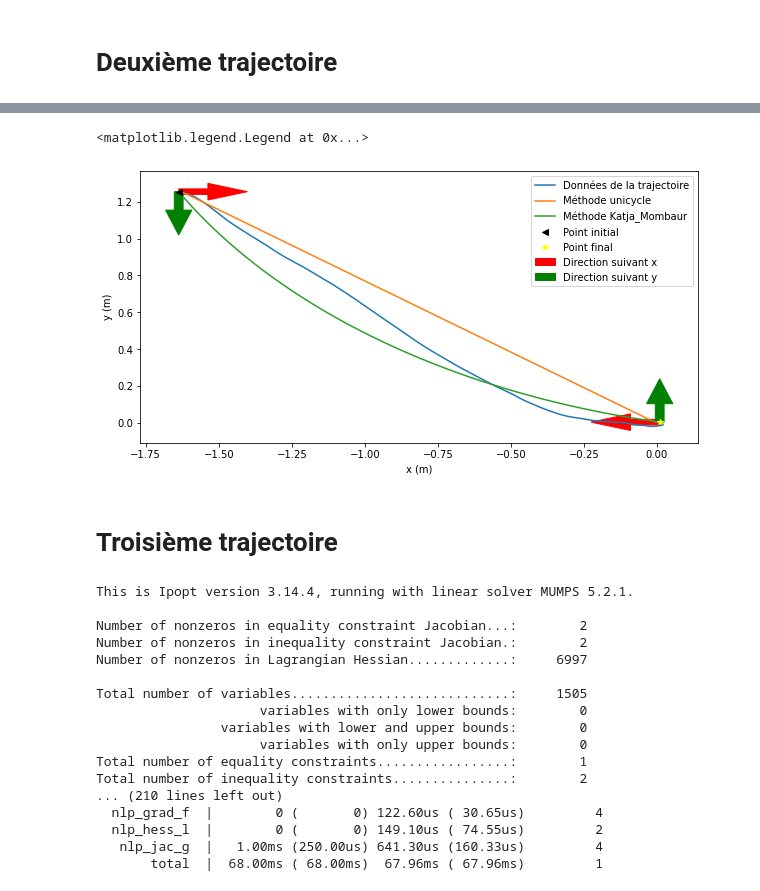
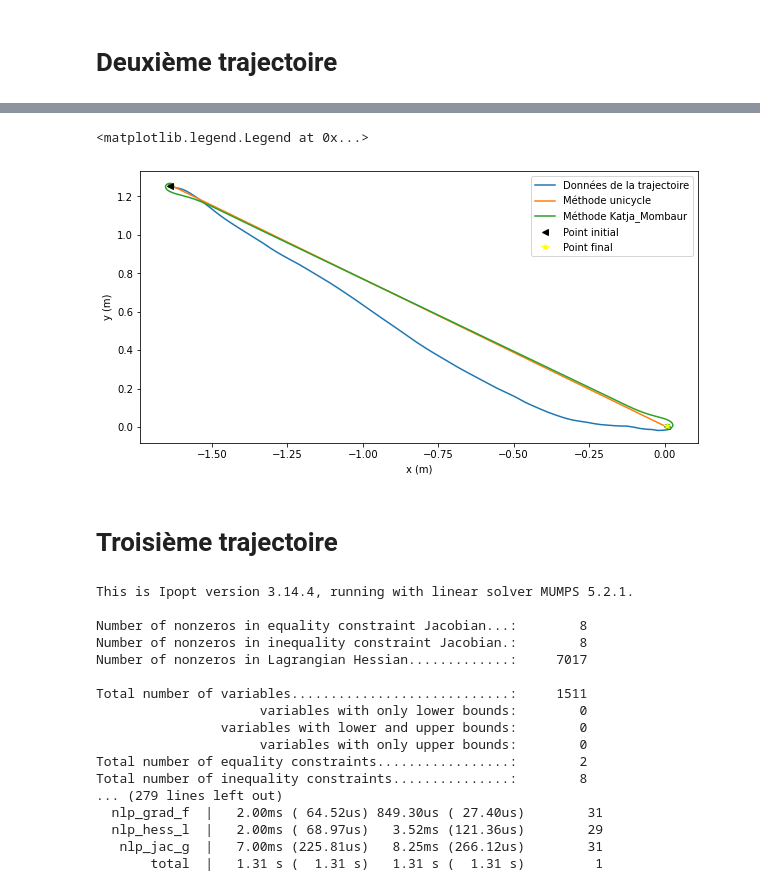
Before and after one commit to Zasfour/Locomotion-humain, a Jupyter notebook: Donnée_sur_les_modèles.ipynb, the cells around one changed output, grey strips where cells are left out. Cells and saved outputs as stored; diff of their text form; code cells hidden in the pictures.

```diff
--- a/Donnée_sur_les_modèles.ipynb
+++ b/Donnée_sur_les_modèles.ipynb
@@ -397,6 +458,7 @@ u3_prime[n] = 0
 u3_prime[1:n] = u3[0:n-1]
 
 Lambda = SX.sym('Lambda',n+1, 6)
+Mue = SX.sym('Mue',3, 6)
 # %%
 p1=vertcat(xi,x_prime[2:],xf)   # Je définis un nouveau vecteur suivant x1 en prenant les n-1 dernières valeurs
                                #  et la nième valeur vaut x1f
@@ -456,7 +547,7 @@ for i in range (n):
 
 
 
-R_K = Function ('R_K', [u1,u2,u3,v1,w,v2,x,y,theta, Lambda, alpha1, alpha2, alpha3 ,xi,yi,thetai, xf,yf,thetaf  ], [dot(grad_L_K,grad_L_K)])
+R_K = Function ('R_K', [u1,u2,u3,v1,w,v2,x,y,theta, Lambda, Mue, alpha1, alpha2, alpha3 ,xi,yi,thetai, xf,yf,thetaf  ], [dot(grad_L_K,grad_L_K)])
 # %%
 def Katja_Mombaur_IOC (R_K,U1,U2,U3 ,V1,V2,W,X,Y,THETA,Xi,Xf) :
     xi = Xi[0]
@@ -635,34 +724,34 @@ plt.legend()
 # %%
 T2 = np.loadtxt("human_traj_2.dat")
 # %%
-M = vertcat(T2[5][1:],0)
-
 X1 = T2[0]
 X2 = T2[1]
 X3 = T2[5]
 
-U1 = sqrt(T2[2]**2+T2[3]**2)
-U2 = (M-T2[5])/taux1
+M = vertcat(X3[1:],0)
+
+U1 = cos(X3)*T2[2]+T2[3]*sin(X3)
+U2 = (M-X3)/taux1
 
 
 Xi = [X1[0],X2[0],X3[0]]
 Xf = [X1[-1],X2[-1],X3[-1]]
 
-x1i = Xi[0]
-x2i = Xi[0]
-x3i = Xi[0]
+x1i = X1[0]
+x2i = X2[0]
+x3i = X3[0]
 
-x1f = Xf[-1]
-x2f = Xf[-1]
-x3f = Xf[-1]
+x1f = X1[-1]
+x2f = X2[-1]
+x3f = X3[-1]
 
 
 X = T2[0]
 Y = T2[1]
 THETA = T2[5]
 
-V1 = T2[2]
-V2 = T2[3]
+V1 = T2[2]*cos(X3) + sin(X3)*T2[3]
+V2 = -T2[2]*sin(X3) + cos(X3)*T2[3]
 W  = (M-T2[5])/taux
 
 M1 = vertcat(V1[1:],0)
@@ -675,20 +764,20 @@ U3_1 = (M3-V2)/taux
 # %%
 ## Puydupin-Jamin
 
-c1, c2, Lambda = Unicycle_IOC (R_U, U1,U2,X1,X2,X3,Xi,Xf)
+c1, c2, Lambda, Mue = Unicycle_IOC (R_U, U1,U2,X1,X2,X3,Xi,Xf)
 
-Residue_Unicycle_IOC = R_U(U1,U2,X1,X2,X3, Lambda, c1, c2 , x1i,x2i,x3i, x1f,x2f,x3f )
+Residue_Unicycle_IOC = R_U(U1,U2,X1,X2,X3, Lambda,Mue, c1, c2 , x1i,x2i,x3i, x1f,x2f,x3f )
 
 X1_S1 ,X2_S1,X3_S1,U1_S1,U2_S1  = Unicycle_DOC ( Xi , Xf , c1 , c2)
 
-Residue_Unicycle_DOC = R_U(U1_S1,U2_S1,X1_S1,X2_S1,X3_S1, Lambda, c1, c2 , x1i,x2i,x3i, x1f,x2f,x3f )
+Residue_Unicycle_DOC = R_U(U1_S1,U2_S1,X1_S1,X2_S1,X3_S1, Lambda,Mue, c1, c2 , x1i,x2i,x3i, x1f,x2f,x3f )
 
 
 ## Katja_Mombaur
 
-alpha1, alpha2, alpha3, Lambda = Katja_Mombaur_IOC (R_K,U1_1,U2_1,U3_1, V1,V2,W,X,Y,THETA,Xi,Xf)
+alpha1, alpha2, alpha3, Lambda, Mue = Katja_Mombaur_IOC (R_K,U1_1,U2_1,U3_1, V1,V2,W,X,Y,THETA,Xi,Xf)
 
-Residue_Mombaur_IOC  = R_K(U1_1,U2_1,U3_1,V1,W,V2,X,Y,THETA, Lambda, alpha1, alpha2, alpha3, xi,yi,thetai, xf,yf,thetaf  )
+Residue_Mombaur_IOC  = R_K(U1_1,U2_1,U3_1,V1,W,V2,X,Y,THETA, Lambda,Mue, alpha1, alpha2, alpha3, xi,yi,thetai, xf,yf,thetaf  )
 
 X_S1,Y_S1,THETA_S1, V1_S1,V2_S1,W_S1, U1_S1,U2_S1,U3_S1 = Katja_Mombaur_DOC (Xi, Xf, alpha1, alpha2, alpha3)
 # %% [output]
@@ -739,23 +828,18 @@ RMSE after the DOC :  0.368884
 # %%
 plt.figure(figsize = (10,5))
 plt.plot(X1,X2, label = 'Données de la trajectoire' )
 plt.plot(X1_S1,X2_S1, label = 'Méthode unicycle')
 plt.plot(X_S1,Y_S1, label = 'Méthode Katja_Mombaur')
 
-plt.arrow(X1[0], X2[0], distance(X1[1],X1[0], 0.1),0, width = 0.03 , color = 'red', label = "Direction suivant x")
-plt.arrow(X1[0], X2[0], 0, distance(X2[1],X2[0],0.1), width = 0.03, color = 'green', label = "Direction suivant y")
-
-plt.arrow(X1[-1], X2[-1], distance(X1[-1],X1[n-2],0.1),0, width = 0.03, color = 'red')
-plt.arrow(X1[-1], X2[-1], 0, distance(X2[-1],X2[n-2],0.1), width = 0.03, color = 'green')
 
 plt.plot(Xi[0],Xi[1], '<', label = 'Point initial', color = 'black')
 plt.plot(Xf[0],Xf[1], '*', label = 'Point final', color = 'yellow')
 plt.ylabel("y (m)")
 plt.xlabel("x (m)")
 plt.legend()
 # %% [output]
 <matplotlib.legend.Legend at 0x...>
-[figure, old version]
+[figure, new version]
 # %% [markdown]
 # Troisième trajectoire
 # %%
@@ -801,38 +885,38 @@ U3_1 = (M3-V2)/taux
 # %%
 ## Puydupin-Jamin
 
-c1, c2, Lambda1 = Unicycle_IOC (R_U, U1,U2,X1,X2,X3,Xi,Xf)
+c1, c2, Lambda1, Mue1 = Unicycle_IOC (R_U, U1,U2,X1,X2,X3,Xi,Xf)
 
-Residue_Unicycle_IOC = R_U(U1,U2,X1,X2,X3, Lambda1, c1, c2 , x1i,x2i,x3i, x1f,x2f,x3f )
+Residue_Unicycle_IOC = R_U(U1,U2,X1,X2,X3, Lambda1,Mue1,  c1, c2 , x1i,x2i,x3i, x1f,x2f,x3f )
 
 X1_S1 ,X2_S1,X3_S1,U1_S1,U2_S1  = Unicycle_DOC ( Xi , Xf , c1 , c2)
 
-Residue_Unicycle_DOC = R_U(U1_S1,U2_S1,X1_S1,X2_S1,X3_S1, Lambda, c1, c2 , x1i,x2i,x3i, x1f,x2f,x3f )
+Residue_Unicycle_DOC = R_U(U1_S1,U2_S1,X1_S1,X2_S1,X3_S1, Lambda,Mue1, c1, c2 , x1i,x2i,x3i, x1f,x2f,x3f )
 
 
 ## Katja_Mombaur
 
-alpha1, alpha2, alpha3, Lambda = Katja_Mombaur_IOC (R_K,U1_1,U2_1,U3_1, V1,V2,W,X,Y,THETA,Xi,Xf)
+alpha1, alpha2, alpha3, Lambda, Mue = Katja_Mombaur_IOC (R_K,U1_1,U2_1,U3_1, V1,V2,W,X,Y,THETA,Xi,Xf)
 
-Residue_Mombaur_IOC  = R_K(U1_1,U2_1,U3_1,V1,W,V2,X,Y,THETA, Lambda, alpha1, alpha2, alpha3, xi,yi,thetai, xf,yf,thetaf  )
+Residue_Mombaur_IOC  = R_K(U1_1,U2_1,U3_1,V1,W,V2,X,Y,THETA, Lambda,Mue, alpha1, alpha2, alpha3, xi,yi,thetai, xf,yf,thetaf  )
 
 X_S1,Y_S1,THETA_S1, V1_S1,V2_S1,W_S1, U1_S1,U2_S1,U3_S1 = Katja_Mombaur_DOC ( Xi, Xf, alpha1, alpha2, alpha3)
 # %% [output]
 This is Ipopt version 3.14.4, running with linear solver MUMPS 5.2.1.
 
-Number of nonzeros in equality constraint Jacobian...:        2
-Number of nonzeros in inequality constraint Jacobian.:        2
-Number of nonzeros in Lagrangian Hessian.............:     6997
+Number of nonzeros in equality constraint Jacobian...:        8
+Number of nonzeros in inequality constraint Jacobian.:        8
+Number of nonzeros in Lagrangian Hessian.............:     7017
 
-Total number of variables............................:     1505
+Total number of variables............................:     1511
                      variables with only lower bounds:        0
                 variables with lower and upper bounds:        0
                      variables with only upper bounds:        0
-Total number of equality constraints.................:        1
-Total number of inequality constraints...............:        2
-... (210 lines left out)
-  nlp_grad_f  |        0 (       0) 122.60us ( 30.65us)         4
-  nlp_hess_l  |        0 (       0) 149.10us ( 74.55us)         2
-   nlp_jac_g  |   1.00ms (250.00us) 641.30us (160.33us)         4
-       total  |  68.00ms ( 68.00ms)  67.96ms ( 67.96ms)         1
+Total number of equality constraints.................:        2
+Total number of inequality constraints...............:        8
+... (279 lines left out)
+  nlp_grad_f  |   2.00ms ( 64.52us) 849.30us ( 27.40us)        31
+  nlp_hess_l  |   2.00ms ( 68.97us)   3.52ms (121.36us)        29
+   nlp_jac_g  |   7.00ms (225.81us)   8.25ms (266.12us)        31
+       total  |   1.31 s (  1.31 s)   1.31 s (  1.31 s)         1
 # %%
```
Also changed, not shown: parts of 20 cells of this notebook, 4 other files.
